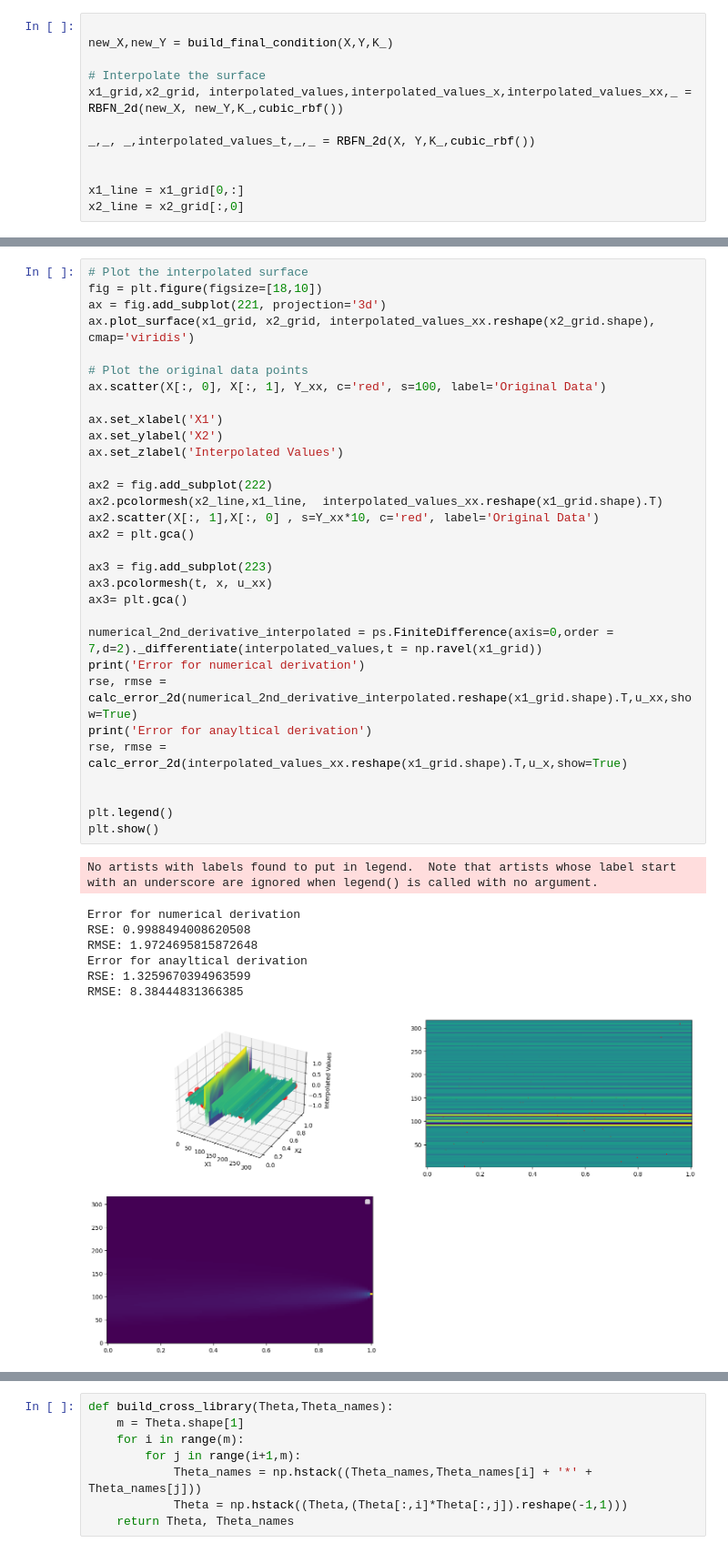
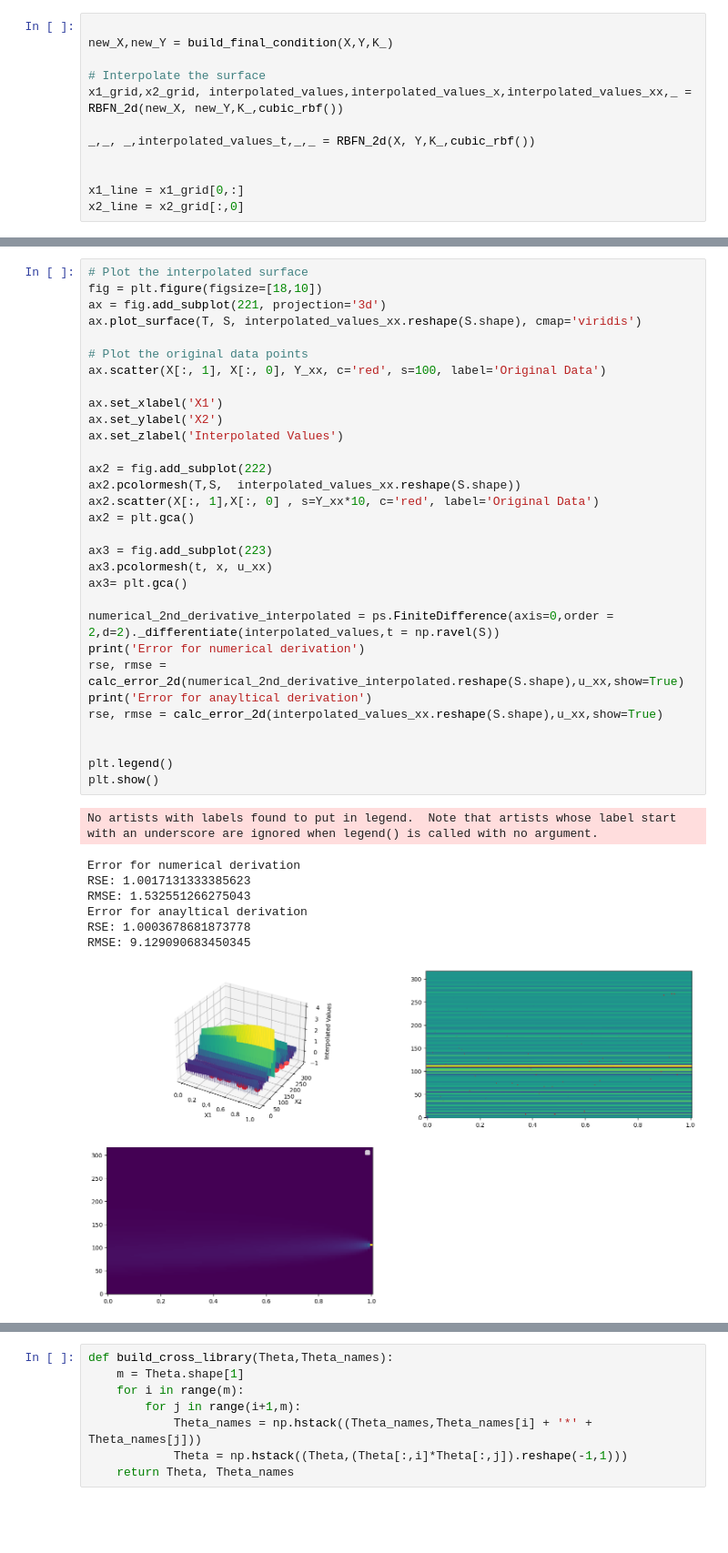
Before and after one commit to brunoCCOS/bs-find-with-sindy, a Jupyter notebook: src/Interpolation_tests.ipynb, the cells around one changed output, grey strips where cells are left out. Shown at 91% size. Cells and saved outputs as stored; diff of their text form; blank space fills up the shorter version.

```diff
--- a/src/Interpolation_tests.ipynb
+++ b/src/Interpolation_tests.ipynb
@@ -542,43 +537,43 @@ RMSE: 2.769167176425988
 # %%
 # Plot the interpolated surface
 fig = plt.figure(figsize=[18,10])
 ax = fig.add_subplot(221, projection='3d')
-ax.plot_surface(x1_grid, x2_grid, interpolated_values_xx.reshape(x2_grid.shape), cmap='viridis')
+ax.plot_surface(T, S, interpolated_values_xx.reshape(S.shape), cmap='viridis')
 
 # Plot the original data points
-ax.scatter(X[:, 0], X[:, 1], Y_xx, c='red', s=100, label='Original Data')
+ax.scatter(X[:, 1], X[:, 0], Y_xx, c='red', s=100, label='Original Data')
 
 ax.set_xlabel('X1')
 ax.set_ylabel('X2')
 ax.set_zlabel('Interpolated Values')
 
 ax2 = fig.add_subplot(222)
-ax2.pcolormesh(x2_line,x1_line,  interpolated_values_xx.reshape(x1_grid.shape).T)
+ax2.pcolormesh(T,S,  interpolated_values_xx.reshape(S.shape))
 ax2.scatter(X[:, 1],X[:, 0] , s=Y_xx*10, c='red', label='Original Data')
 ax2 = plt.gca()
 
 ax3 = fig.add_subplot(223)
 ax3.pcolormesh(t, x, u_xx)
 ax3= plt.gca()
 
-numerical_2nd_derivative_interpolated = ps.FiniteDifference(axis=0,order = 7,d=2)._differentiate(interpolated_values,t = np.ravel(x1_grid))
+numerical_2nd_derivative_interpolated = ps.FiniteDifference(axis=0,order = 2,d=2)._differentiate(interpolated_values,t = np.ravel(S))
 print('Error for numerical derivation')
-rse, rmse = calc_error_2d(numerical_2nd_derivative_interpolated.reshape(x1_grid.shape).T,u_xx,show=True)
+rse, rmse = calc_error_2d(numerical_2nd_derivative_interpolated.reshape(S.shape),u_xx,show=True)
 print('Error for anayltical derivation')
-rse, rmse = calc_error_2d(interpolated_values_xx.reshape(x1_grid.shape).T,u_x,show=True)
+rse, rmse = calc_error_2d(interpolated_values_xx.reshape(S.shape),u_xx,show=True)
 
 
 plt.legend()
 plt.show()
 # %% [output]
 No artists with labels found to put in legend.  Note that artists whose label start with an underscore are ignored when legend() is called with no argument.
 Error for numerical derivation
-RSE: 0.9988494008620508
-RMSE: 1.9724695815872648
+RSE: 1.0017131333385623
+RMSE: 1.532551266275043
 Error for anayltical derivation
-RSE: 1.3259670394963599
-RMSE: 8.38444831366385
+RSE: 1.0003678681873778
+RMSE: 9.129090683450345
-[figure, old version]
+[figure, new version]
 # %%
 rse = []
 rse_x= []
```
Also changed, not shown: parts of 22 cells of this notebook, 1 other file.
